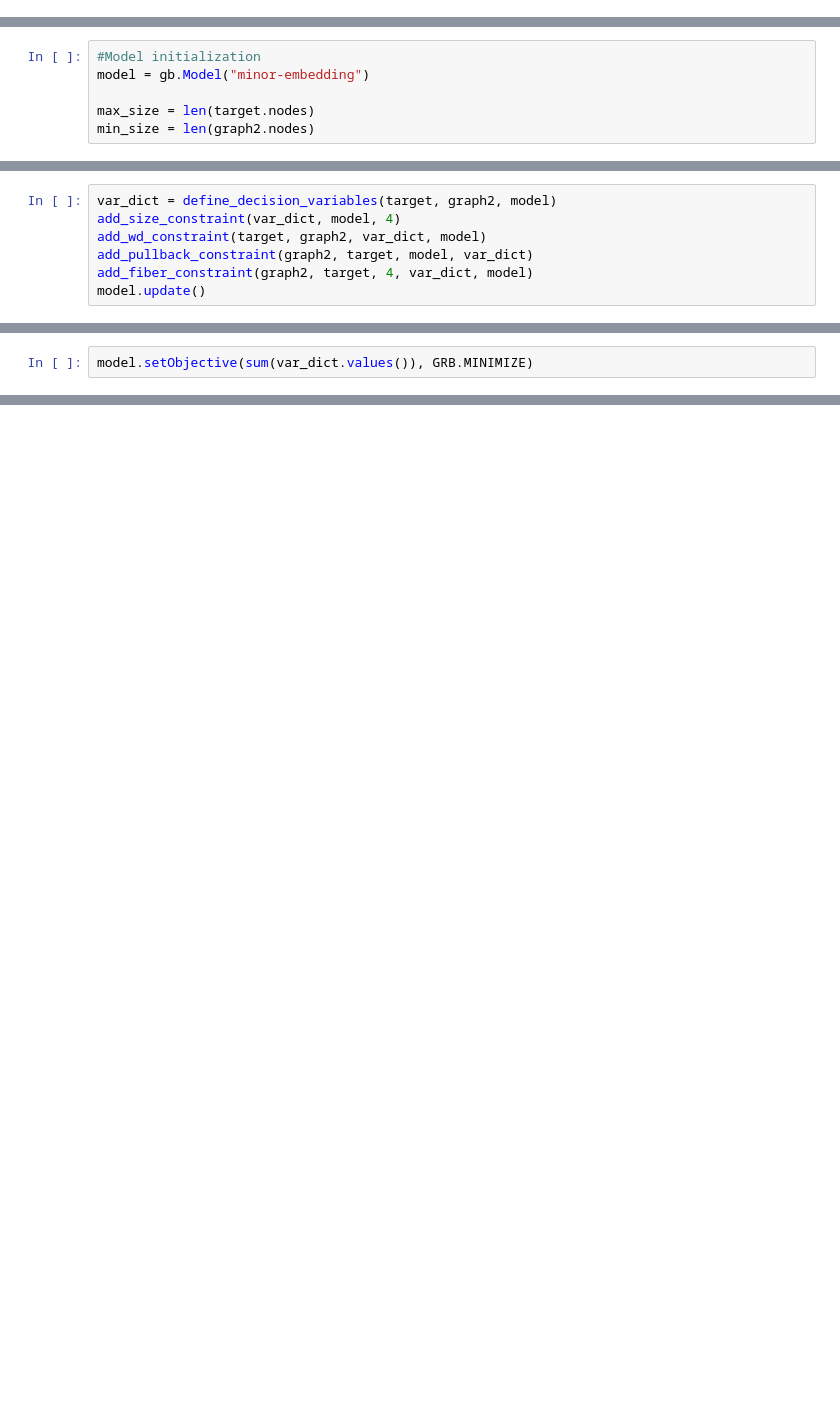
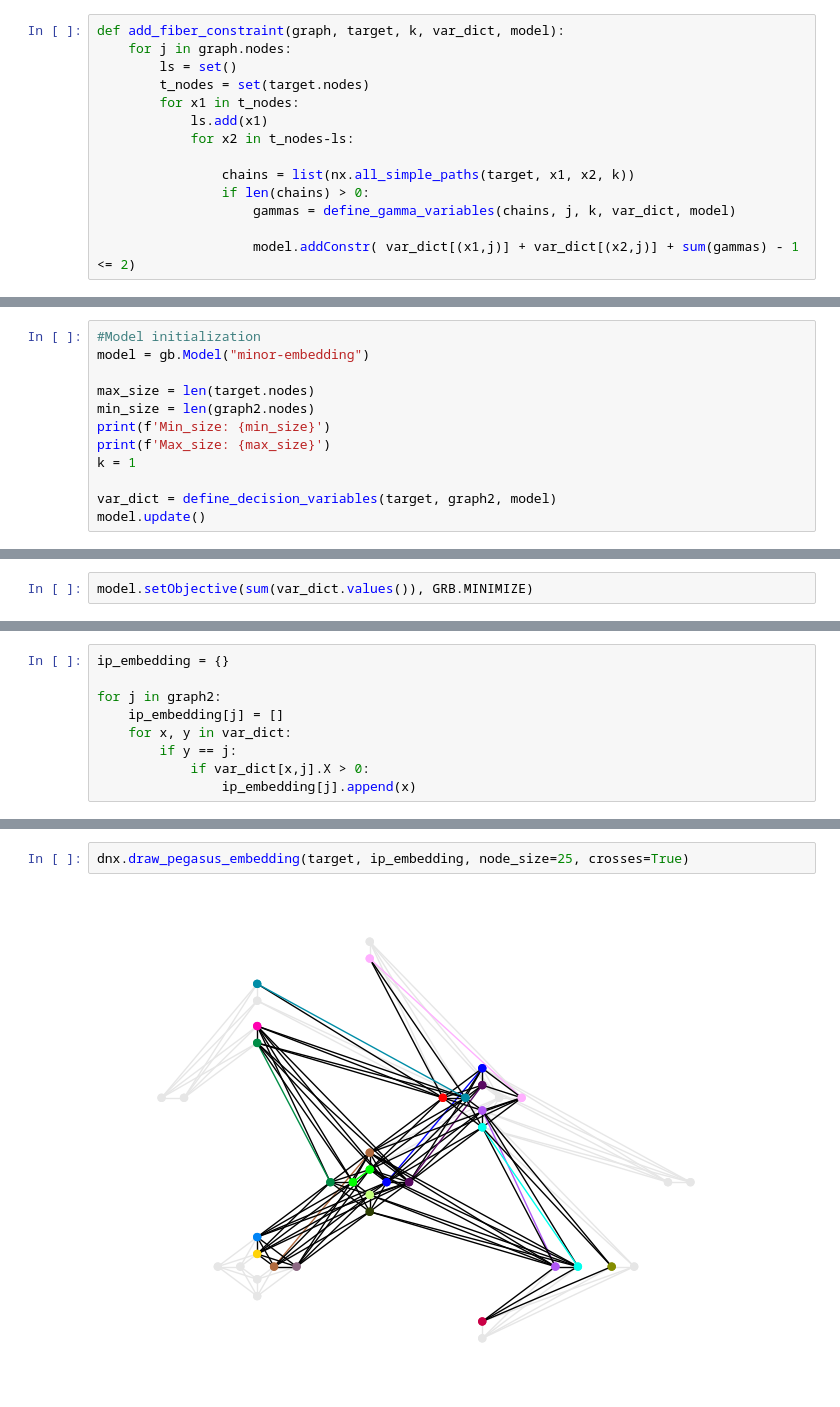
Before and after one commit to AndreaDiTrani/Quantum-Optimization-internship, a Jupyter notebook: graph.ipynb, the cells around one changed output, grey strips where cells are left out. Drawn from its saved outputs; the diff is of its cells as text; blank space fills up the shorter version.

```diff
--- a/graph.ipynb
+++ b/graph.ipynb
@@ -562,3 +553,17 @@ var_dict
+# %%
+def add_fiber_constraint(graph, target, k, var_dict, model):
+    for j in graph.nodes:
+        ls = set()
+        t_nodes = set(target.nodes)
+        for x1 in t_nodes:
+            ls.add(x1)
+            for x2 in t_nodes-ls:
+
+                chains = list(nx.all_simple_paths(target, x1, x2, k))
+                if len(chains) > 0:
+                    gammas = define_gamma_variables(chains, j, k, var_dict, model)
+
+                    model.addConstr( var_dict[(x1,j)] + var_dict[(x2,j)] + sum(gammas) - 1 <= 2)
 # %% [markdown]
 ### Execution
 # %%
@@ -567,3 +572,9 @@ model = gb.Model("minor-embedding")
 
 max_size = len(target.nodes)
 min_size = len(graph2.nodes)
+print(f'Min_size: {min_size}')
+print(f'Max_size: {max_size}')
+k = 1
+
+var_dict = define_decision_variables(target, graph2, model)
+model.update()
@@ -570,7 +583,0 @@ min_size = len(graph2.nodes)
-# %%
-var_dict = define_decision_variables(target, graph2, model)
-add_size_constraint(var_dict, model, 4)
-add_wd_constraint(target, graph2, var_dict, model)
-add_pullback_constraint(graph2, target, model, var_dict)
-add_fiber_constraint(graph2, target, 4, var_dict, model)
-model.update()
@@ -594,0 +681,9 @@ model.getVars()
+# %%
+ip_embedding = {}
+
+for j in graph2:
+    ip_embedding[j] = []
+    for x, y in var_dict:
+        if y == j:
+            if var_dict[x,j].X > 0:
+                ip_embedding[j].append(x)
@@ -594,0 +711,4 @@ model.getVars()
+# %%
+dnx.draw_pegasus_embedding(target, ip_embedding, node_size=25, crosses=True)
+# %% [output]
+[figure, added]
```
Also changed, not shown: parts of 29 cells of this notebook.
